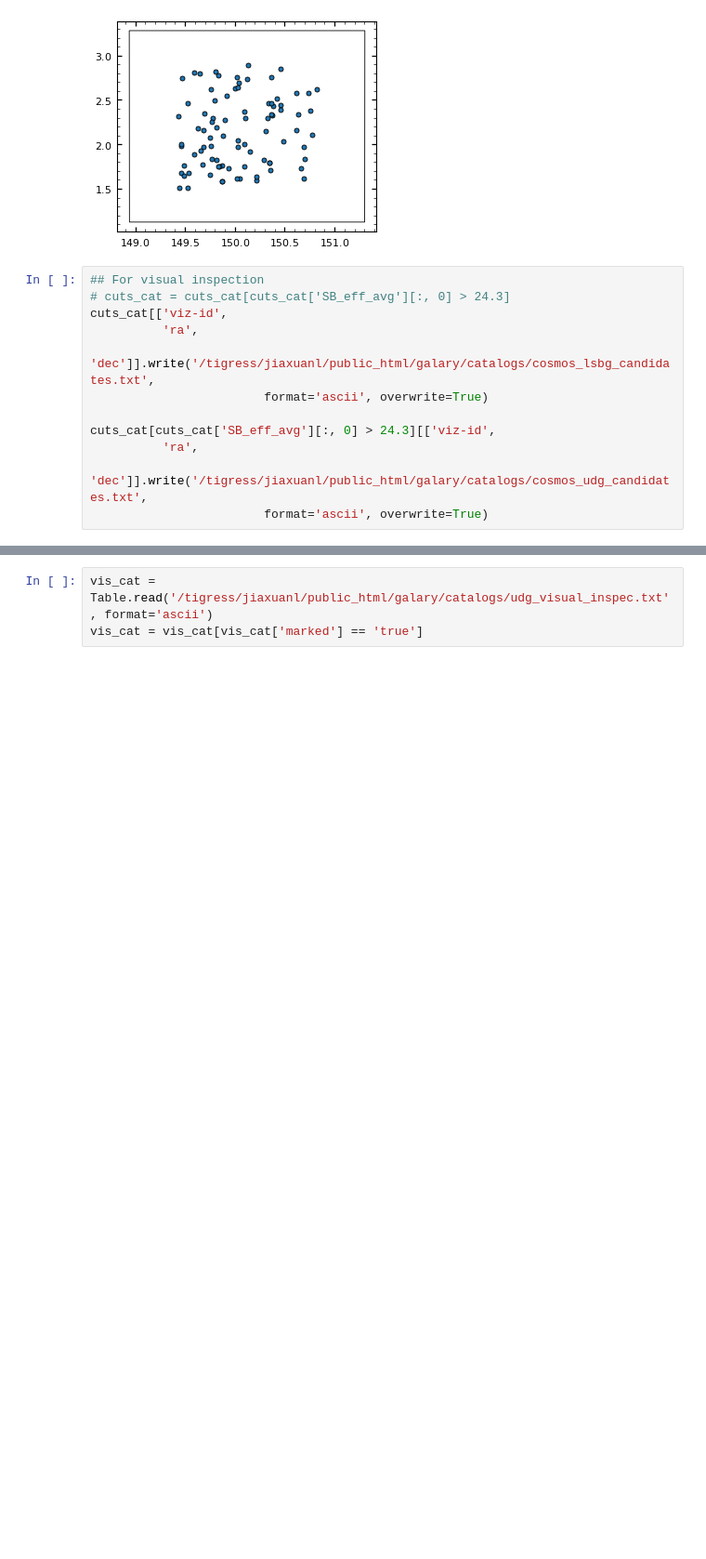
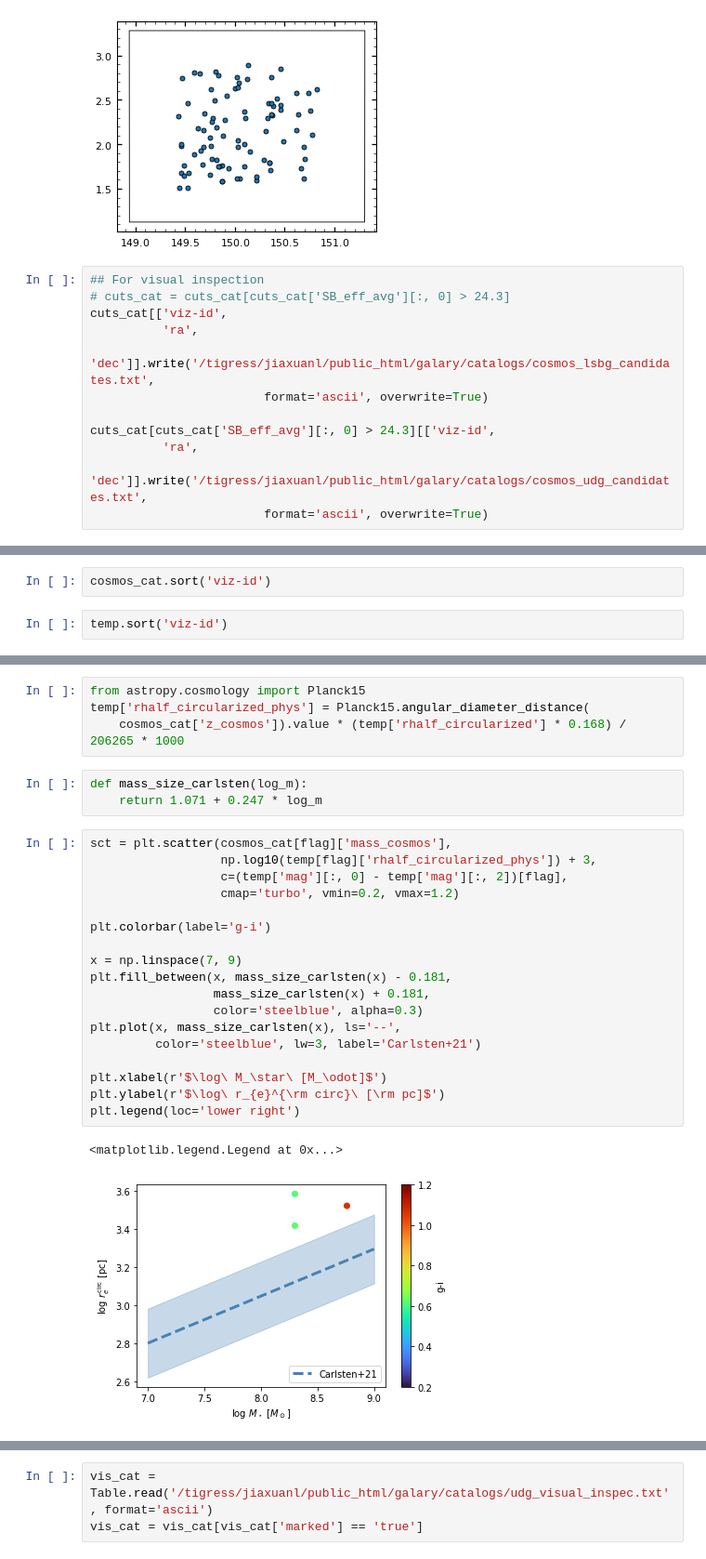
Before and after one commit to AstroJacobLi/kuaizi, a Jupyter notebook: diezi/gen_cutout/cosmos_sample/gen_merian_cutout.ipynb, the cells around one changed output, grey strips where cells are left out. Shown at 93% size. Saved outputs shown, nothing was run; the diff lists cells and outputs as text; blank space fills up the shorter version.

Commit message:
merian cosmos catalog

```diff
--- a/diezi/gen_cutout/cosmos_sample/gen_merian_cutout.ipynb
+++ b/diezi/gen_cutout/cosmos_sample/gen_merian_cutout.ipynb
@@ -79,0 +84,4 @@ cuts_cat[cuts_cat['SB_eff_avg'][:, 0] > 24.3][['viz-id',
+# %%
+cosmos_cat.sort('viz-id')
+# %%
+temp.sort('viz-id')
@@ -79,0 +116,28 @@ cuts_cat[cuts_cat['SB_eff_avg'][:, 0] > 24.3][['viz-id',
+# %%
+from astropy.cosmology import Planck15
+temp['rhalf_circularized_phys'] = Planck15.angular_diameter_distance(
+    cosmos_cat['z_cosmos']).value * (temp['rhalf_circularized'] * 0.168) / 206265 * 1000
+# %%
+def mass_size_carlsten(log_m):
+    return 1.071 + 0.247 * log_m
+# %%
+sct = plt.scatter(cosmos_cat[flag]['mass_cosmos'],
+                  np.log10(temp[flag]['rhalf_circularized_phys']) + 3,
+                  c=(temp['mag'][:, 0] - temp['mag'][:, 2])[flag],
+                  cmap='turbo', vmin=0.2, vmax=1.2)
+
+plt.colorbar(label='g-i')
+
+x = np.linspace(7, 9)
+plt.fill_between(x, mass_size_carlsten(x) - 0.181,
+                 mass_size_carlsten(x) + 0.181,
+                 color='steelblue', alpha=0.3)
+plt.plot(x, mass_size_carlsten(x), ls='--',
+         color='steelblue', lw=3, label='Carlsten+21')
+
+plt.xlabel(r'$\log\ M_\star\ [M_\odot]$')
+plt.ylabel(r'$\log\ r_{e}^{\rm circ}\ [\rm pc]$')
+plt.legend(loc='lower right')
+# %% [output]
+<matplotlib.legend.Legend at 0x...>
+[figure, added]
```
Also changed, not shown: parts of 10 cells of this notebook, 1 other file.
